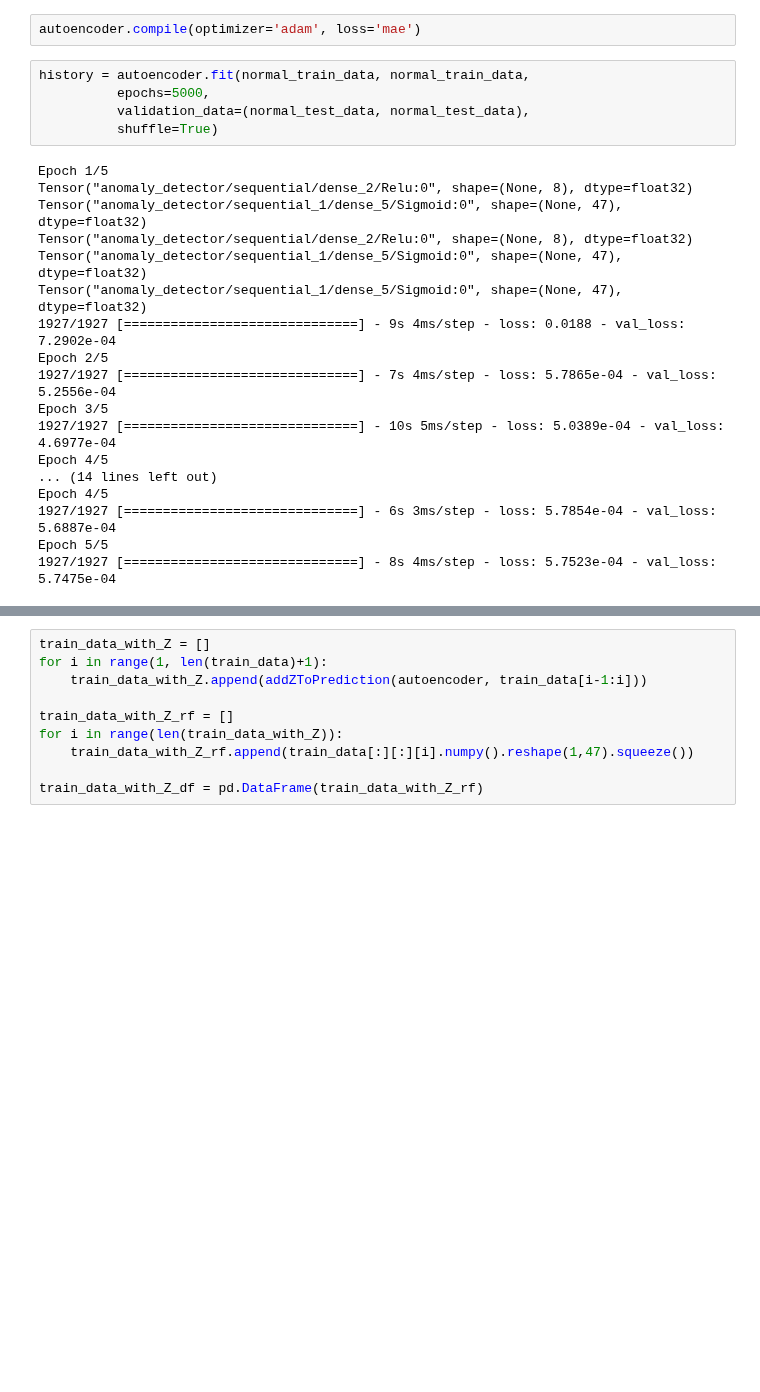
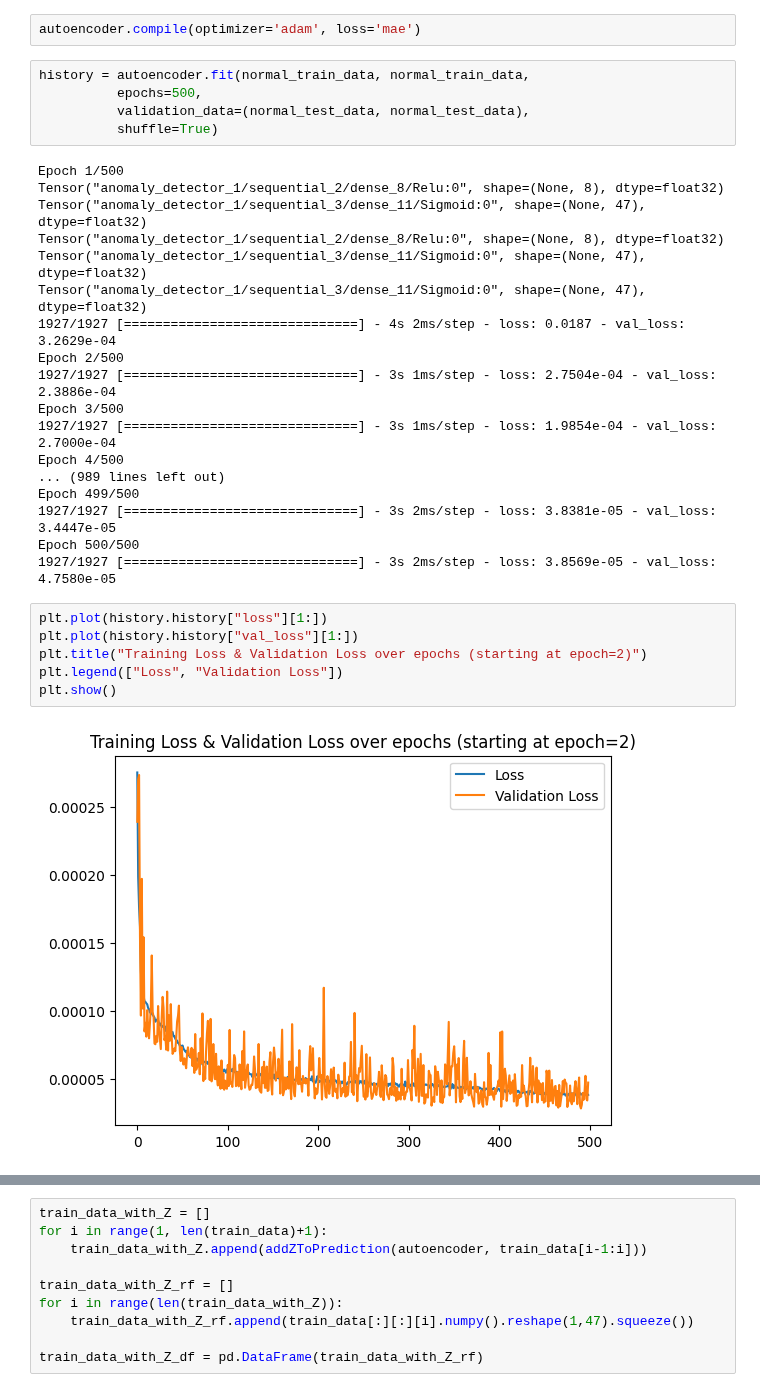
Before and after one commit to joshuapalicka/network-anomaly-detection, a Jupyter notebook: combined_models.ipynb, the cells around one changed output, grey strips where cells are left out. Cells and saved outputs as stored; diff of their text form; blank space fills up the shorter version.

```diff
--- a/combined_models.ipynb
+++ b/combined_models.ipynb
@@ -79,27 +76,35 @@ autoencoder = AnomalyDetector()
 autoencoder.compile(optimizer='adam', loss='mae')
 # %%
 history = autoencoder.fit(normal_train_data, normal_train_data,
-          epochs=5000,
+          epochs=500,
           validation_data=(normal_test_data, normal_test_data),
           shuffle=True)
 # %% [output]
-Epoch 1/5
-Tensor("anomaly_detector/sequential/dense_2/Relu:0", shape=(None, 8), dtype=float32)
-Tensor("anomaly_detector/sequential_1/dense_5/Sigmoid:0", shape=(None, 47), dtype=float32)
-Tensor("anomaly_detector/sequential/dense_2/Relu:0", shape=(None, 8), dtype=float32)
-Tensor("anomaly_detector/sequential_1/dense_5/Sigmoid:0", shape=(None, 47), dtype=float32)
-Tensor("anomaly_detector/sequential_1/dense_5/Sigmoid:0", shape=(None, 47), dtype=float32)
-1927/1927 [==============================] - 9s 4ms/step - loss: 0.0188 - val_loss: 7.2902e-04
-Epoch 2/5
-1927/1927 [==============================] - 7s 4ms/step - loss: 5.7865e-04 - val_loss: 5.2556e-04
-Epoch 3/5
-1927/1927 [==============================] - 10s 5ms/step - loss: 5.0389e-04 - val_loss: 4.6977e-04
-Epoch 4/5
-... (14 lines left out)
-Epoch 4/5
-1927/1927 [==============================] - 6s 3ms/step - loss: 5.7854e-04 - val_loss: 5.6887e-04
-Epoch 5/5
-1927/1927 [==============================] - 8s 4ms/step - loss: 5.7523e-04 - val_loss: 5.7475e-04
+Epoch 1/500
+Tensor("anomaly_detector_1/sequential_2/dense_8/Relu:0", shape=(None, 8), dtype=float32)
+Tensor("anomaly_detector_1/sequential_3/dense_11/Sigmoid:0", shape=(None, 47), dtype=float32)
+Tensor("anomaly_detector_1/sequential_2/dense_8/Relu:0", shape=(None, 8), dtype=float32)
+Tensor("anomaly_detector_1/sequential_3/dense_11/Sigmoid:0", shape=(None, 47), dtype=float32)
+Tensor("anomaly_detector_1/sequential_3/dense_11/Sigmoid:0", shape=(None, 47), dtype=float32)
+1927/1927 [==============================] - 4s 2ms/step - loss: 0.0187 - val_loss: 3.2629e-04
+Epoch 2/500
+1927/1927 [==============================] - 3s 1ms/step - loss: 2.7504e-04 - val_loss: 2.3886e-04
+Epoch 3/500
+1927/1927 [==============================] - 3s 1ms/step - loss: 1.9854e-04 - val_loss: 2.7000e-04
+Epoch 4/500
+... (989 lines left out)
+Epoch 499/500
+1927/1927 [==============================] - 3s 2ms/step - loss: 3.8381e-05 - val_loss: 3.4447e-05
+Epoch 500/500
+1927/1927 [==============================] - 3s 2ms/step - loss: 3.8569e-05 - val_loss: 4.7580e-05
+# %%
+plt.plot(history.history["loss"][1:])
+plt.plot(history.history["val_loss"][1:])
+plt.title("Training Loss & Validation Loss over epochs (starting at epoch=2)")
+plt.legend(["Loss", "Validation Loss"])
+plt.show()
+# %% [output]
+[figure, added]
 # %%
 reconstructions = autoencoder.predict(train_data)
 train_loss = tf.keras.losses.mae(reconstructions, train_data)
```
Also changed, not shown: parts of 8 cells of this notebook.
